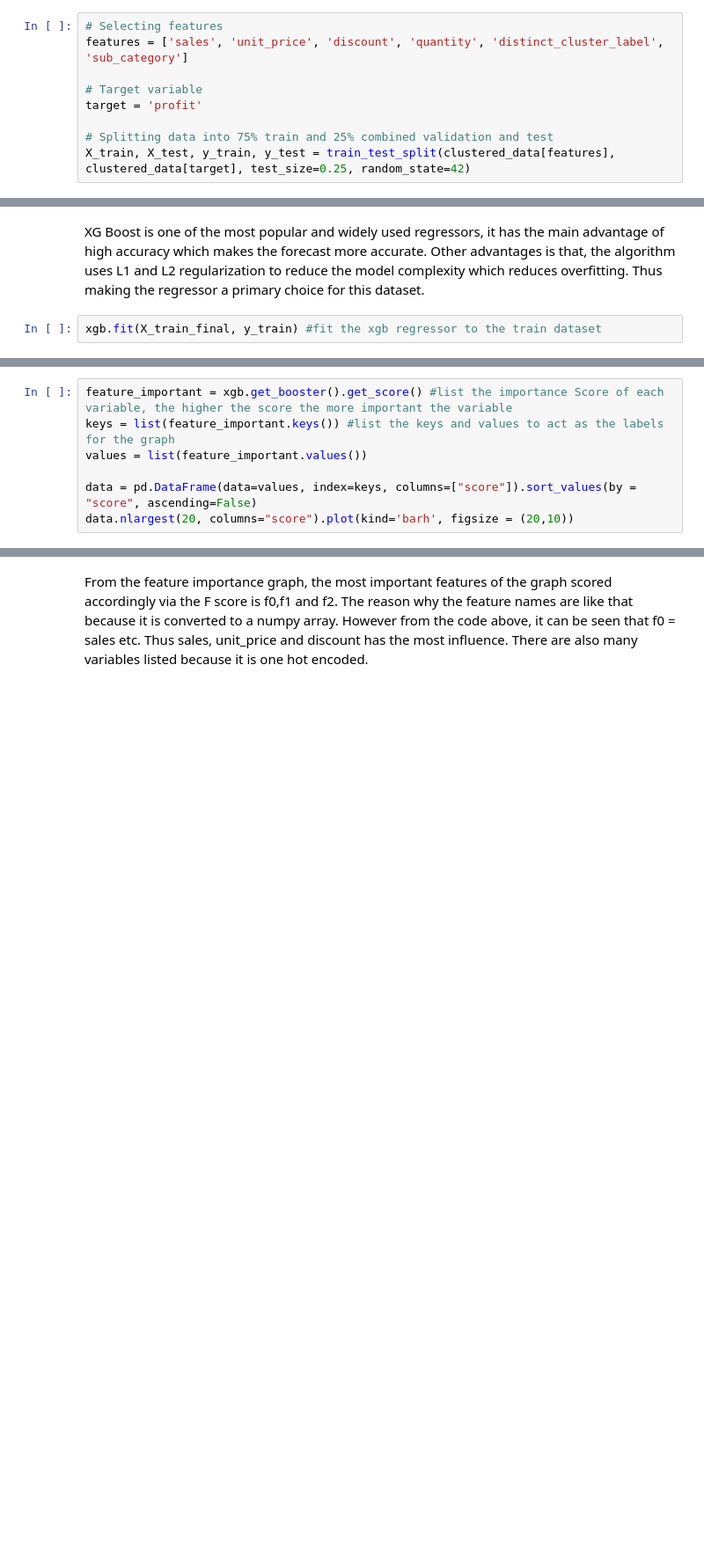
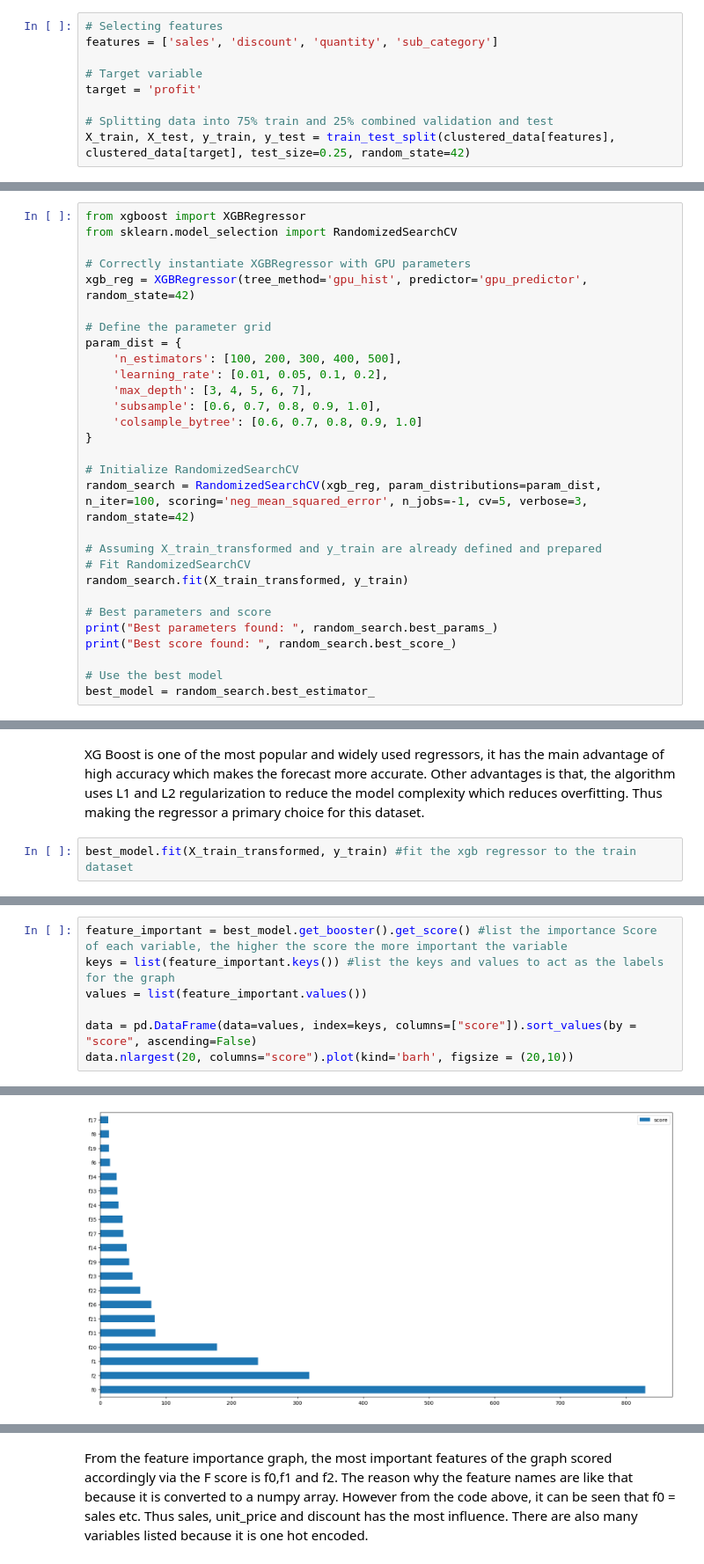
Before and after one commit to FTDS-assignment-bay/p2-final-project-ftds-003-bsd-group-001, a Jupyter notebook: final.ipynb, the cells around one changed output, grey strips where cells are left out. Shown at 88% size. Saved outputs shown, nothing was run; the diff lists cells and outputs as text; blank space fills up the shorter version.

```diff
--- a/final.ipynb
+++ b/final.ipynb
@@ -409,6 +494,6 @@ print(correlation_with_profit_phik)
 # %%
 # Selecting features
-features = ['sales', 'unit_price', 'discount', 'quantity', 'distinct_cluster_label', 'sub_category']
+features = ['sales', 'discount', 'quantity', 'sub_category']
 
 # Target variable
 target = 'profit'
@@ -449,0 +596,29 @@ xgb = xg.XGBRegressor() #Use XGB Regressor
+# %%
+from xgboost import XGBRegressor
+from sklearn.model_selection import RandomizedSearchCV
+
+# Correctly instantiate XGBRegressor with GPU parameters
+xgb_reg = XGBRegressor(tree_method='gpu_hist', predictor='gpu_predictor', random_state=42)
+
+# Define the parameter grid
+param_dist = {
+    'n_estimators': [100, 200, 300, 400, 500],
+    'learning_rate': [0.01, 0.05, 0.1, 0.2],
+    'max_depth': [3, 4, 5, 6, 7],
+    'subsample': [0.6, 0.7, 0.8, 0.9, 1.0],
+    'colsample_bytree': [0.6, 0.7, 0.8, 0.9, 1.0]
+}
+
+# Initialize RandomizedSearchCV
+random_search = RandomizedSearchCV(xgb_reg, param_distributions=param_dist, n_iter=100, scoring='neg_mean_squared_error', n_jobs=-1, cv=5, verbose=3, random_state=42)
+
+# Assuming X_train_transformed and y_train are already defined and prepared
+# Fit RandomizedSearchCV
+random_search.fit(X_train_transformed, y_train)
+
+# Best parameters and score
+print("Best parameters found: ", random_search.best_params_)
+print("Best score found: ", random_search.best_score_)
+
+# Use the best model
+best_model = random_search.best_estimator_
@@ -450,4 +629,4 @@ xgb = xg.XGBRegressor() #Use XGB Regressor
 # %% [markdown]
 XG Boost is one of the most popular and widely used regressors, it has the main advantage of high accuracy which makes the forecast more accurate. Other advantages is that, the algorithm uses L1 and  L2 regularization to reduce the model complexity which reduces overfitting. Thus making the regressor a primary choice for this dataset.
 # %%
-xgb.fit(X_train_final, y_train) #fit the xgb regressor to the train dataset
+best_model.fit(X_train_transformed, y_train) #fit the xgb regressor to the train dataset
@@ -454,7 +645,8 @@ xgb.fit(X_train_final, y_train) #fit the xgb regressor to the train dataset
 # %%
-feature_important = xgb.get_booster().get_score() #list the importance Score of each variable, the higher the score the more important the variable
+feature_important = best_model.get_booster().get_score() #list the importance Score of each variable, the higher the score the more important the variable
 keys = list(feature_important.keys()) #list the keys and values to act as the labels for the graph
 values = list(feature_important.values())
 
 data = pd.DataFrame(data=values, index=keys, columns=["score"]).sort_values(by = "score", ascending=False)
 data.nlargest(20, columns="score").plot(kind='barh', figsize = (20,10))
+# %% [output]
@@ -461,3 +654,4 @@ data.nlargest(20, columns="score").plot(kind='barh', figsize = (20,10))
+[figure, added]
 # %%
 params1 = {
     'feature': X_train.columns.tolist()
```
Also changed, not shown: parts of 44 cells of this notebook, 8 other files.
